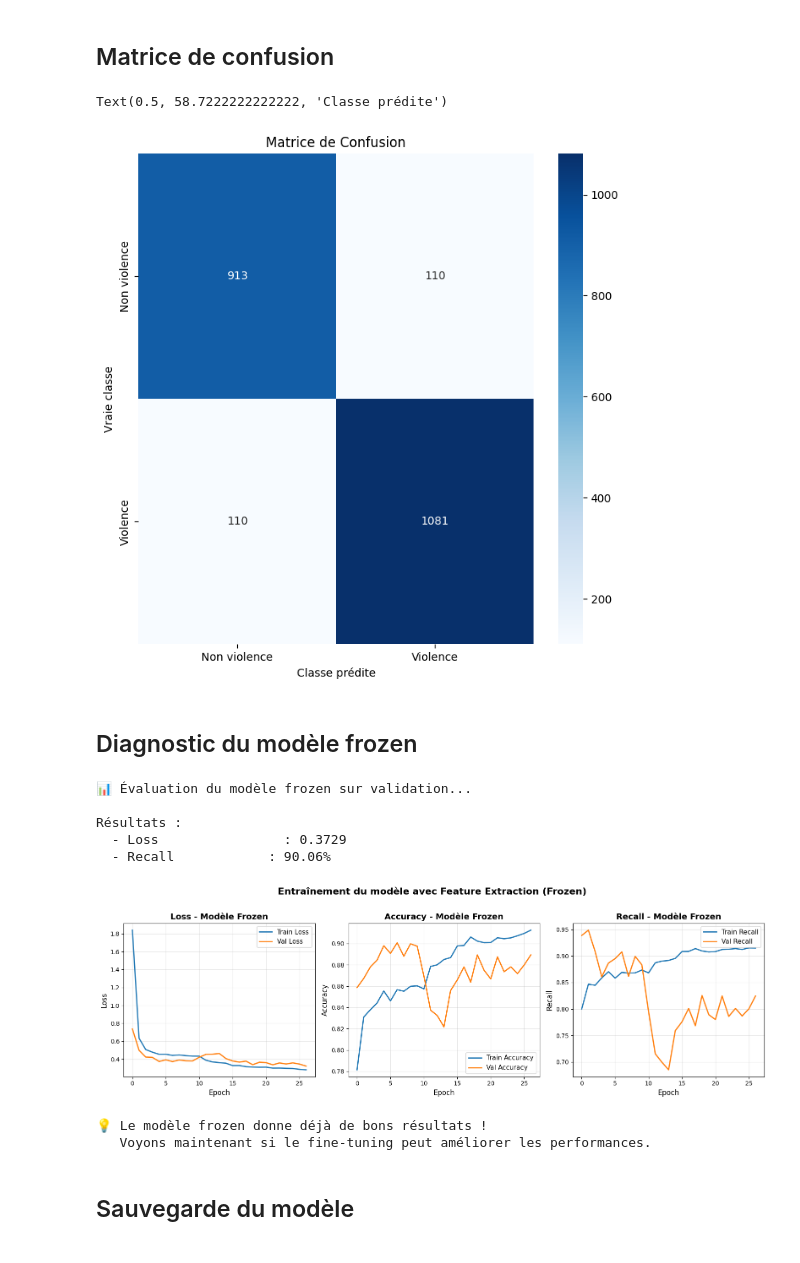
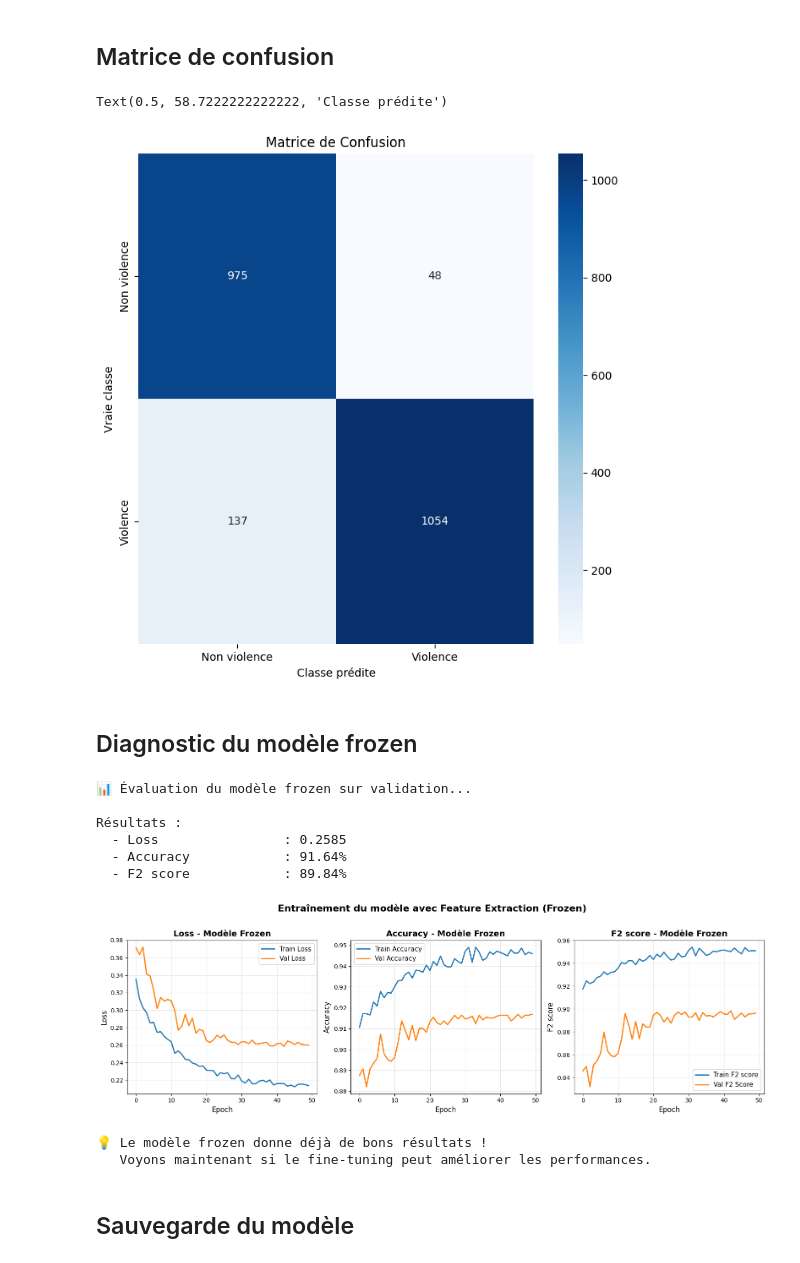
Before and after one commit to francisbonheur/alyra_projet_deep_learning, a Jupyter notebook: notebooks/cv-violence-detection-mobilenetv2-feature-extract.ipynb, the cells around one changed output. Cells and saved outputs as stored; diff of their text form; code cells hidden in the pictures.

Commit message:
[ALYRA][DP] Using F2 score as a metric

```diff
--- a/notebooks/cv-violence-detection-mobilenetv2-feature-extract.ipynb
+++ b/notebooks/cv-violence-detection-mobilenetv2-feature-extract.ipynb
@@ -219,13 +223,16 @@ outputs = layers.Dense(1, activation='sigmoid')(x)
 
 model_frozen = keras.Model(inputs, outputs, name='MobileNetV2_Frozen')
 
-FEATURE_EXTRACT_LR = 0.001  # LR très faible
+FEATURE_EXTRACT_LR = 0.0005  # LR très faible
 
 # Compiler avec LR optimal
 model_frozen.compile(
     optimizer=optimizers.Adam(learning_rate=FEATURE_EXTRACT_LR),  # LR standard
     loss='binary_crossentropy',
-    metrics=['accuracy', 'recall']
+    metrics=[tf.keras.metrics.BinaryAccuracy(name='accuracy'),
+             tf.keras.metrics.Recall(name='recall'),
+             tf.keras.metrics.Precision(name='precision'),
+             tf.keras.metrics.FBetaScore(name='f2_score', beta=2.0, threshold=0.5)]
 )
 
 trainable = sum([tf.size(w).numpy() for w in model_frozen.trainable_weights])
@@ -247,7 +254,7 @@ print(f"  - Total                      : {trainable + non_trainable:,}")
 # %%
 # Callbacks
 early_stopping = callbacks.EarlyStopping(
-    monitor='val_accuracy',
+    monitor='val_f2_score',
     patience=20,  # Patience raisonnable
     restore_best_weights=True,
     mode='max',
@@ -264,7 +271,7 @@ reduce_lr = callbacks.ReduceLROnPlateau(
 
 checkpoint = callbacks.ModelCheckpoint(
     'best_model_finetuned.keras',
-    monitor='val_recall',
+    monitor='val_f2_score',
     save_best_only=True,
     mode='max',
     verbose=0
@@ -282,11 +289,11 @@ history_frozen = model_frozen.fit(
 
 print(f"   Epochs effectués : {len(history_frozen.history['loss'])}")
 
-best_val_recall = max(history_frozen.history['val_recall'])
+best_val_f2_score = max(history_frozen.history['val_f2_score'])
 best_val_accuracy = max(history_frozen.history['val_accuracy'])
-best_epoch_recall = history_frozen.history['val_recall'].index(best_val_recall) + 1
+best_epoch_f2_score = history_frozen.history['val_f2_score'].index(best_val_f2_score) + 1
 best_epoch_accuracy = history_frozen.history['val_accuracy'].index(best_val_accuracy) + 1
-print(f"   Meilleure val_recall : {best_val_recall*100:.2f}% (epoch {best_epoch_recall})")
+print(f"   Meilleure val_f2_score : {best_val_f2_score*100:.2f}% (epoch {best_epoch_f2_score})")
 print(f"   Meilleure val_accuracy : {best_val_accuracy*100:.2f}% (epoch {best_epoch_accuracy})")
 # %% [output]
 Epoch 1/50
@@ -365,7 +372,7 @@ plt.ylabel('Vraie classe')
 plt.xlabel('Classe prédite')
 # %% [output]
 Text(0.5, 58.7222222222222, 'Classe prédite')
-[figure, old version]
+[figure, new version]
 # %% [markdown]
 ## Diagnostic du modèle frozen
 # %%
@@ -376,7 +383,9 @@ results_frozen = model_frozen.evaluate(val_ds_prepared, verbose=0)
 
 print("Résultats :")
 print(f"  - Loss                : {results_frozen[0]:.4f}")
-print(f"  - Recall            : {results_frozen[1]*100:.2f}%")
+print(f"  - Accuracy            : {results_frozen[1]*100:.2f}%")
+print(f"  - F2 score            : {results_frozen[4]*100:.2f}%")
+
 
 # Visualiser les courbes d'entraînement
 fig, axes = plt.subplots(1, 3, figsize=(16, 5))
@@ -387,40 +396,41 @@ axes[0].plot(history_frozen.history['val_loss'], label='Val Loss', linewidth=2)
 axes[0].set_xlabel('Epoch', fontsize=12)
 axes[0].set_ylabel('Loss', fontsize=12)
 axes[0].set_title('Loss - Modèle Frozen', fontsize=14, fontweight='bold')
 axes[0].legend(fontsize=11)
 axes[0].grid(alpha=0.3)
 
 # Accuracy
 axes[1].plot(history_frozen.history['accuracy'], label='Train Accuracy', linewidth=2)
 axes[1].plot(history_frozen.history['val_accuracy'], label='Val Accuracy', linewidth=2)
 axes[1].set_xlabel('Epoch', fontsize=12)
 axes[1].set_ylabel('Accuracy', fontsize=12)
 axes[1].set_title('Accuracy - Modèle Frozen', fontsize=14, fontweight='bold')
 axes[1].legend(fontsize=11)
 axes[1].grid(alpha=0.3)
 
 # Recall
-axes[2].plot(history_frozen.history['recall'], label='Train Recall', linewidth=2)
-axes[2].plot(history_frozen.history['val_recall'], label='Val Recall', linewidth=2)
+axes[2].plot(history_frozen.history['f2_score'], label='Train F2 score', linewidth=2)
+axes[2].plot(history_frozen.history['val_f2_score'], label='Val F2 Score', linewidth=2)
 axes[2].set_xlabel('Epoch', fontsize=12)
-axes[2].set_ylabel('Recall', fontsize=12)
-axes[2].set_title('Recall - Modèle Frozen', fontsize=14, fontweight='bold')
+axes[2].set_ylabel('F2 score', fontsize=12)
+axes[2].set_title('F2 score - Modèle Frozen', fontsize=14, fontweight='bold')
 axes[2].legend(fontsize=11)
 axes[2].grid(alpha=0.3)
 
 plt.suptitle('Entraînement du modèle avec Feature Extraction (Frozen)', fontsize=16, fontweight='bold', y=1.02)
 plt.tight_layout()
 plt.show()
 
 print("\n💡 Le modèle frozen donne déjà de bons résultats !")
 print("   Voyons maintenant si le fine-tuning peut améliorer les performances.")
 # %% [output]
 📊 Évaluation du modèle frozen sur validation...
 
 Résultats :
-  - Loss                : 0.3729
-  - Recall            : 90.06%
+  - Loss                : 0.2585
+  - Accuracy            : 91.64%
+  - F2 score            : 89.84%
-[figure, old version]
+[figure, new version]
 💡 Le modèle frozen donne déjà de bons résultats !
    Voyons maintenant si le fine-tuning peut améliorer les performances.
 # %% [markdown]
```
Also changed, not shown: parts of 4 cells of this notebook.
